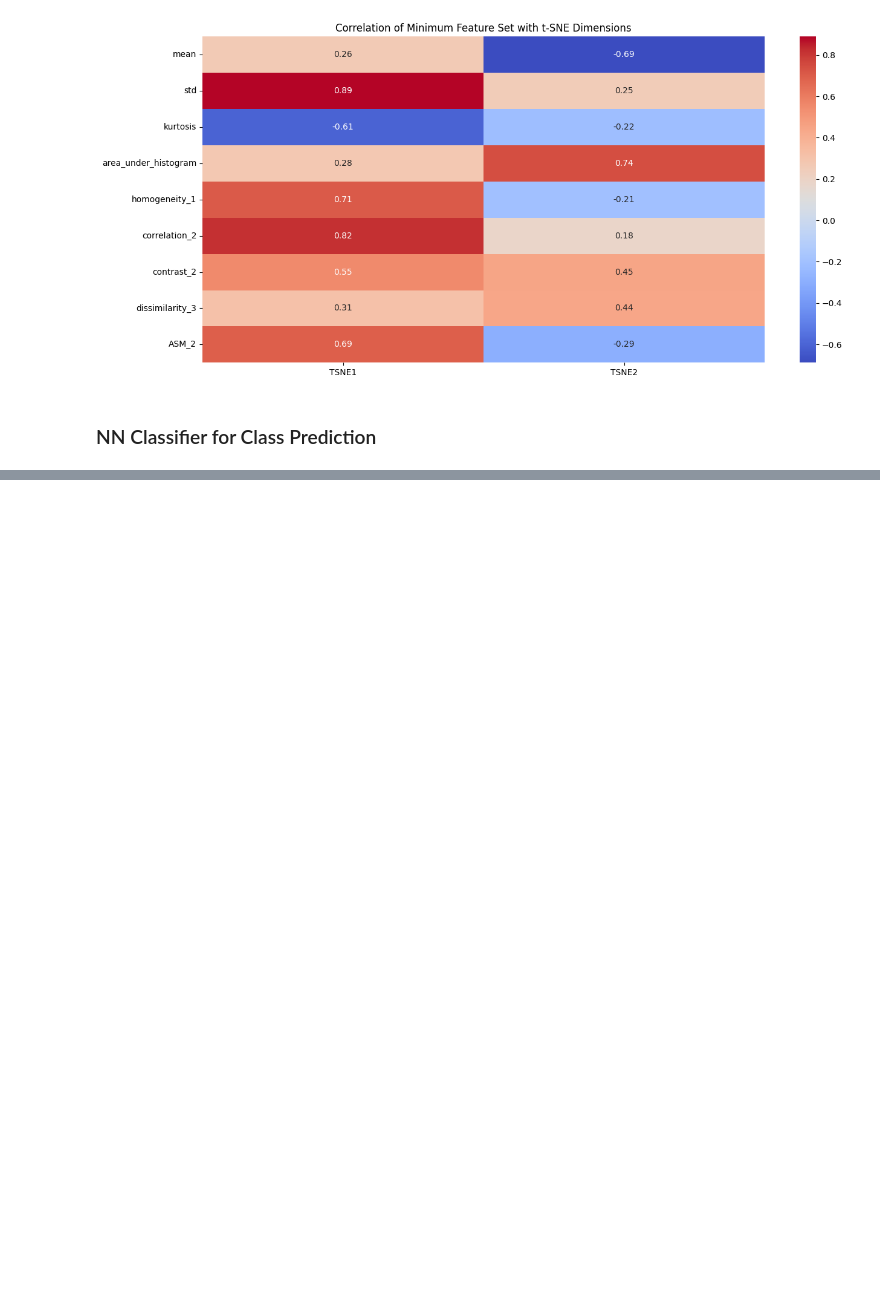
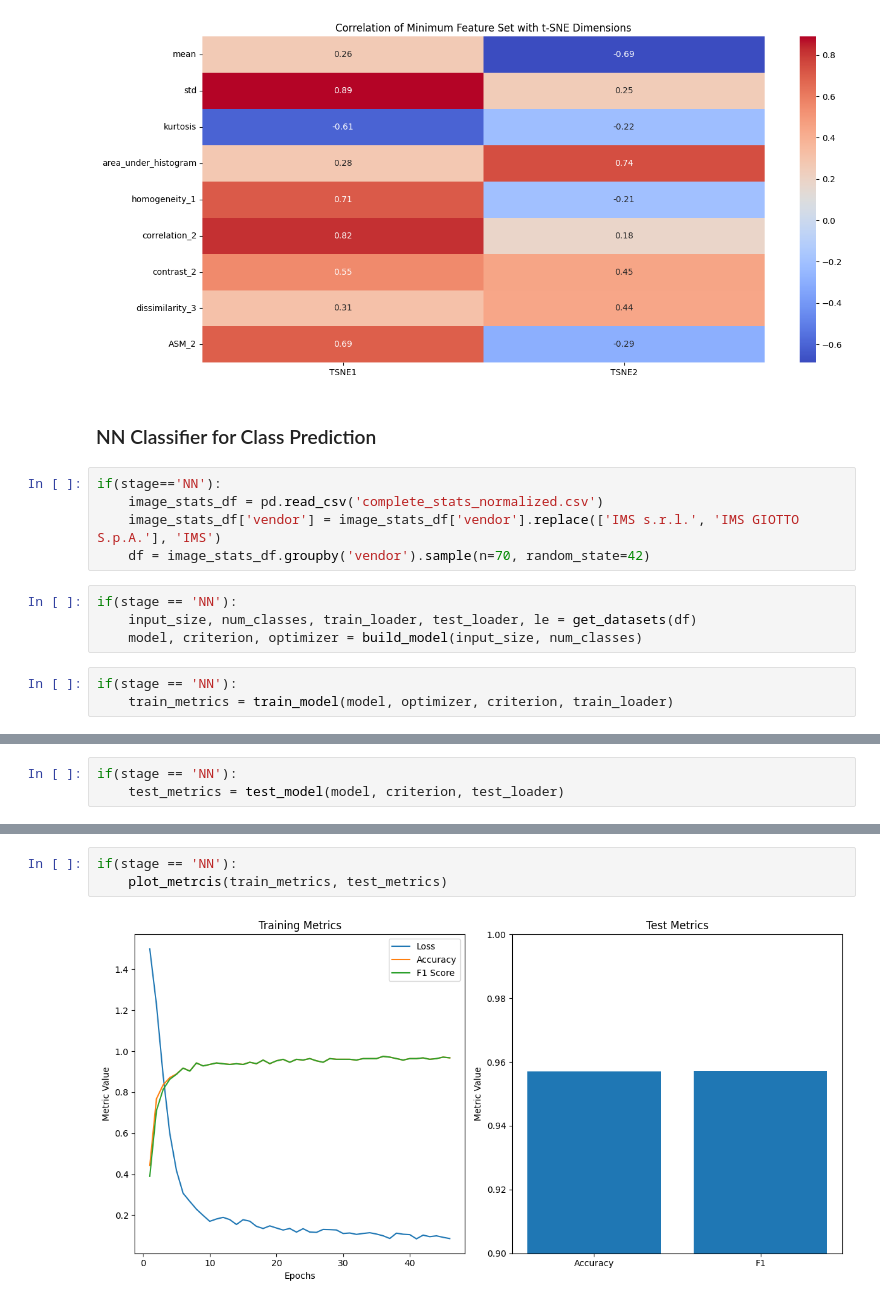
Before and after one commit to mickaeltardy/hera-mi-pmsd2024-homogeneous_mg, a Jupyter notebook: analysis.ipynb, the cells around one changed output, grey strips where cells are left out. Drawn from its saved outputs; the diff is of its cells as text; blank space fills up the shorter version.

```diff
--- a/analysis.ipynb
+++ b/analysis.ipynb
@@ -148,3 +308,15 @@ plt.show()
 [figure]
 # %% [markdown]
 <h3>NN Classifier for Class Prediction</h3>
+# %%
+if(stage=='NN'):
+    image_stats_df = pd.read_csv('complete_stats_normalized.csv')
+    image_stats_df['vendor'] = image_stats_df['vendor'].replace(['IMS s.r.l.', 'IMS GIOTTO S.p.A.'], 'IMS')
+    df = image_stats_df.groupby('vendor').sample(n=70, random_state=42)
+# %%
+if(stage == 'NN'):
+    input_size, num_classes, train_loader, test_loader, le = get_datasets(df)
+    model, criterion, optimizer = build_model(input_size, num_classes)
+# %%
+if(stage == 'NN'):
+    train_metrics = train_model(model, optimizer, criterion, train_loader)
@@ -150,0 +325,3 @@ plt.show()
+# %%
+if(stage == 'NN'):
+    test_metrics = test_model(model, criterion, test_loader)
@@ -150,0 +330,5 @@ plt.show()
+# %%
+if(stage == 'NN'):
+    plot_metrcis(train_metrics, test_metrics)
+# %% [output]
+[figure, added]
```
Also changed, not shown: parts of 36 cells of this notebook, 6 other files.
